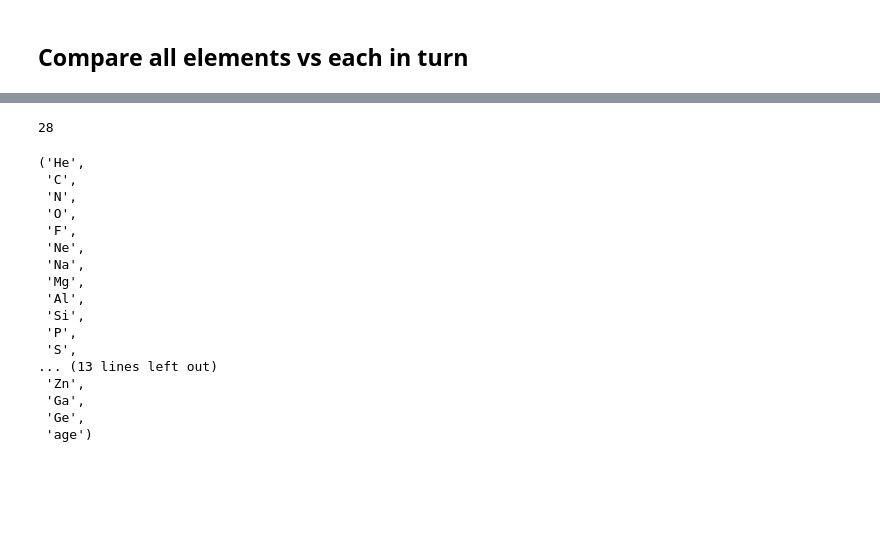
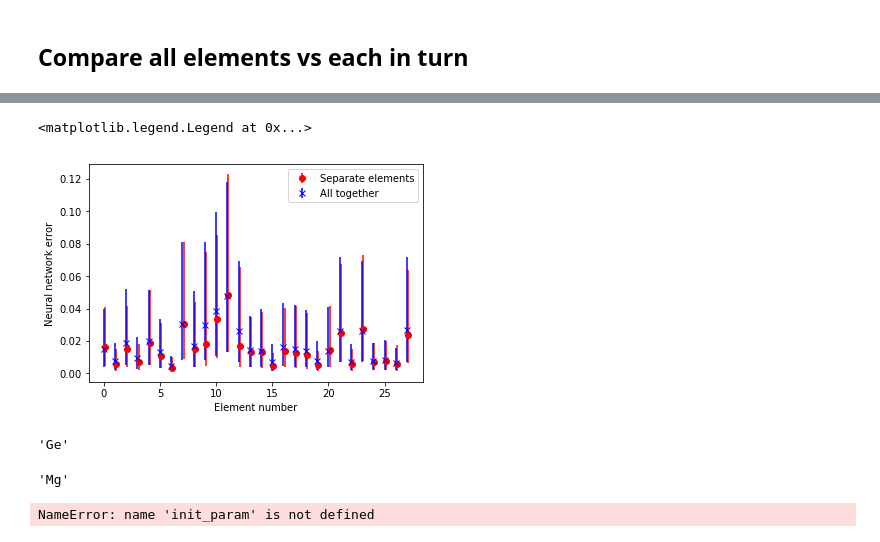
Before and after one commit to oliverphilcox/ChempyMulti, a Jupyter notebook: Single Element Neural.ipynb, the cells around one changed output, grey strips where cells are left out. Cells and saved outputs as stored; diff of their text form; code cells hidden in the pictures; blank space fills up the shorter version.

```diff
--- a/Single Element Neural.ipynb
+++ b/Single Element Neural.ipynb
@@ -377,38 +392,26 @@ Training epoch 0 of 500 complete
 # %%
 # Plot for each element
 x = range(len(elements))
 plt.clf()
 errorbars1 = [low_bar,up_bar]
 errorbars2 = [low_bar2,up_bar2]
-plt.errorbar(x,err_med,yerr=errorbars1,c='r',fmt='o',label='Separate elements')
+plt.errorbar(x+0.1*np.ones(len(x)),err_med,yerr=errorbars1,c='r',fmt='o',label='Separate elements')
 plt.errorbar(x,err_med2,yerr=errorbars2,c='b',fmt='x',label='All together')
 plt.xlabel('Element number')
-plt.ylabel(Neural network error)
+plt.ylabel('Neural network error')
 plt.legend()
+# %% [output]
+<matplotlib.legend.Legend at 0x...>
+[figure, added]
-# %%
-elements = []
-for item in a.elements_to_trace:
-    if item in preload.wildcard.dtype.names:
-        elements.append(item)
-# %% [output]
-28
+# %%
+elements[11]
+# %% [output]
+'Ge'
 # %%
-preload.wildcard.dtype.names
+preload.wildcard.dtype.names[7]
 # %% [output]
-('He',
- 'C',
- 'N',
- 'O',
- 'F',
- 'Ne',
- 'Na',
- 'Mg',
- 'Al',
- 'Si',
- 'P',
- 'S',
-... (13 lines left out)
- 'Zn',
- 'Ga',
- 'Ge',
- 'age')
+'Mg'
+# %%
+init_param
+# %% [output]
+NameError: name 'init_param' is not defined
```
Also changed, not shown: parts of 1 cell of this notebook, 10 other files.
